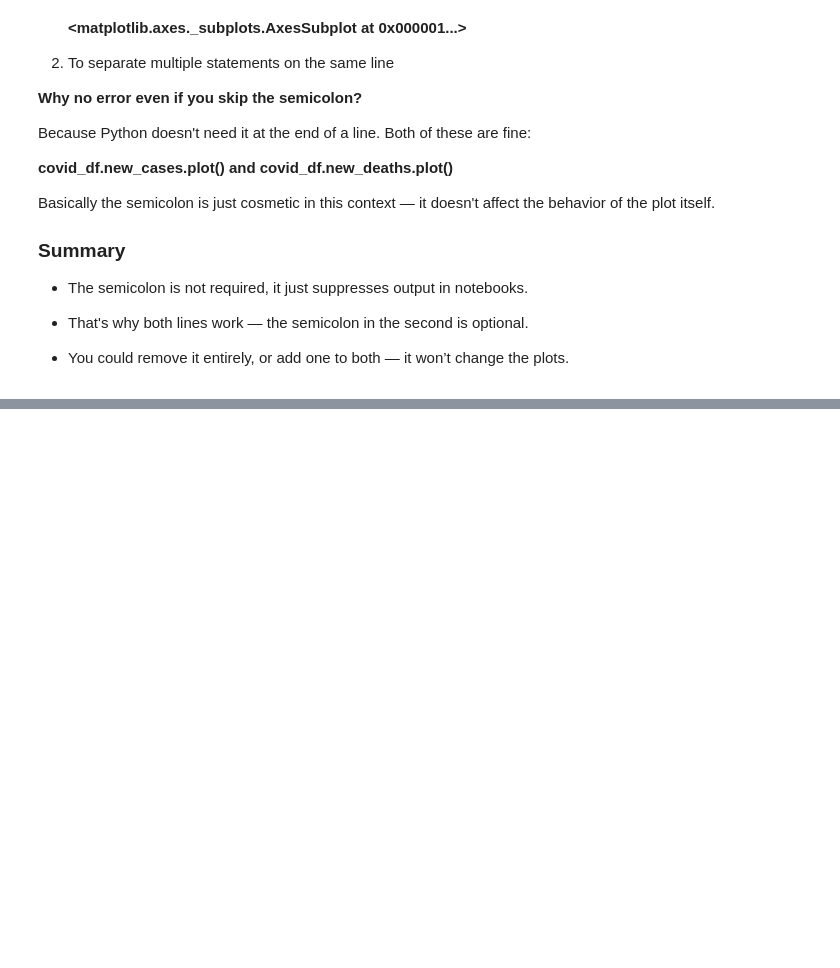
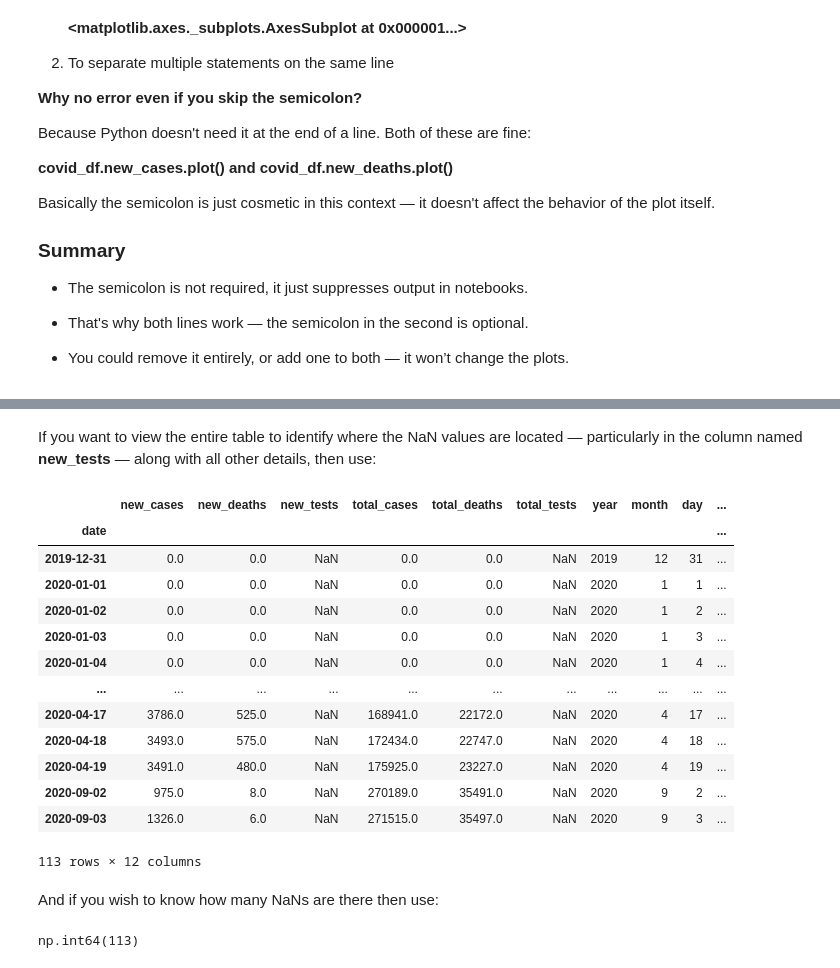
Before and after one commit to piyush-verma020/Data-Analysis, a Jupyter notebook: matplot(notes).ipynb, the cells around one changed output, grey strips where cells are left out. Saved outputs shown, nothing was run; the diff lists cells and outputs as text; code cells hidden in the pictures; blank space fills up the shorter version.

```diff
--- a/matplot(notes).ipynb
+++ b/matplot(notes).ipynb
@@ -149,0 +395,26 @@ covid_month_df.new_cases.plot(kind = 'bar')
+# %% [markdown]
+If you want to view the entire table to identify where the NaN values are located — particularly in the column named
+**new_tests** — along with all other details, then use:
+# %%
+covid_df[covid_df['new_tests'].isna()]
+# %% [output]
+|  | new_cases | new_deaths | new_tests | total_cases | total_deaths | total_tests | year | month | day | ... |
+| date |  |  |  |  |  |  |  |  |  | ... |
+| 2019-12-31 | 0.0 | 0.0 | NaN | 0.0 | 0.0 | NaN | 2019 | 12 | 31 | ... |
+| 2020-01-01 | 0.0 | 0.0 | NaN | 0.0 | 0.0 | NaN | 2020 | 1 | 1 | ... |
+| 2020-01-02 | 0.0 | 0.0 | NaN | 0.0 | 0.0 | NaN | 2020 | 1 | 2 | ... |
+| 2020-01-03 | 0.0 | 0.0 | NaN | 0.0 | 0.0 | NaN | 2020 | 1 | 3 | ... |
+| 2020-01-04 | 0.0 | 0.0 | NaN | 0.0 | 0.0 | NaN | 2020 | 1 | 4 | ... |
+| ... | ... | ... | ... | ... | ... | ... | ... | ... | ... | ... |
+| 2020-04-17 | 3786.0 | 525.0 | NaN | 168941.0 | 22172.0 | NaN | 2020 | 4 | 17 | ... |
+| 2020-04-18 | 3493.0 | 575.0 | NaN | 172434.0 | 22747.0 | NaN | 2020 | 4 | 18 | ... |
+| 2020-04-19 | 3491.0 | 480.0 | NaN | 175925.0 | 23227.0 | NaN | 2020 | 4 | 19 | ... |
+| 2020-09-02 | 975.0 | 8.0 | NaN | 270189.0 | 35491.0 | NaN | 2020 | 9 | 2 | ... |
+| 2020-09-03 | 1326.0 | 6.0 | NaN | 271515.0 | 35497.0 | NaN | 2020 | 9 | 3 | ... |
+113 rows × 12 columns
+# %% [markdown]
+And if you wish to know how many NaNs are there then use:
+# %%
+covid_df.new_tests.isna().sum()
+# %% [output]
+np.int64(113)
```
Also changed, not shown: parts of 25 cells of this notebook.
